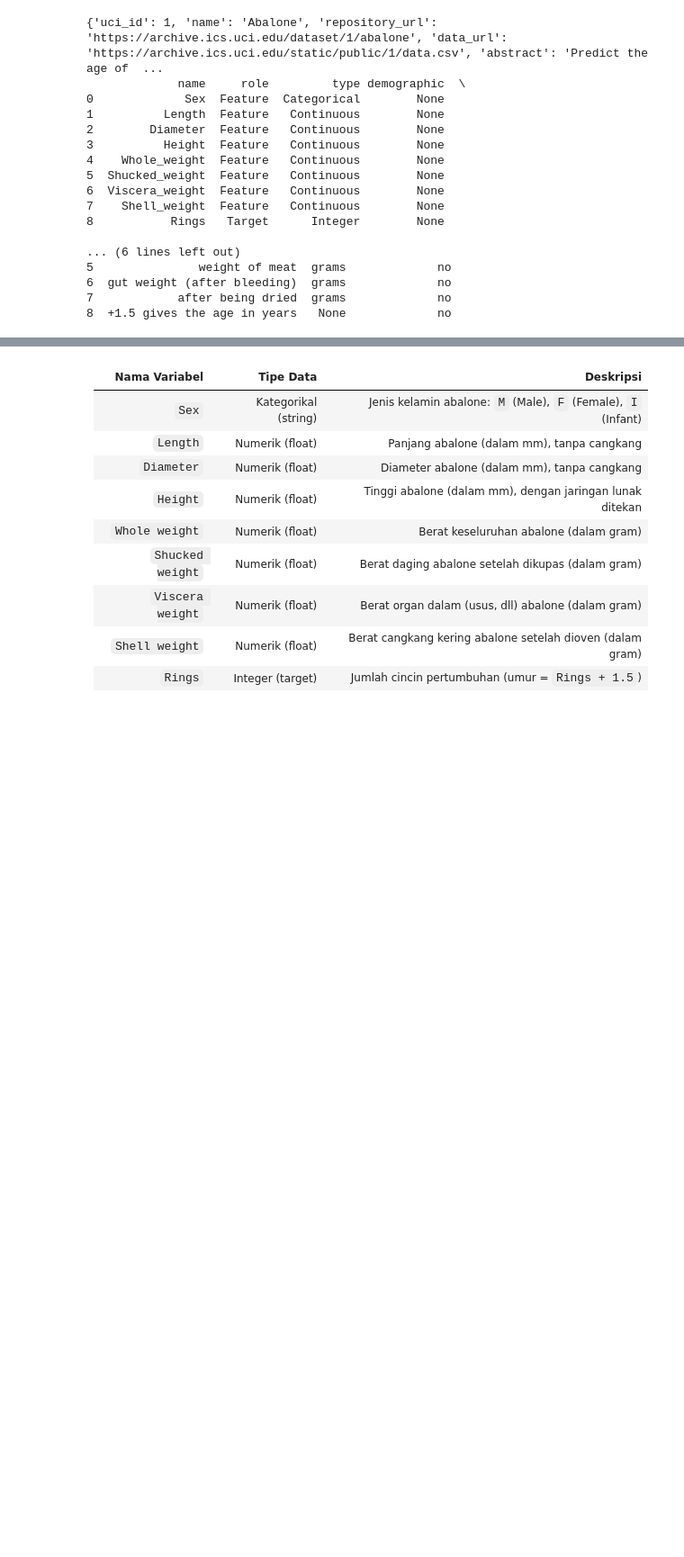
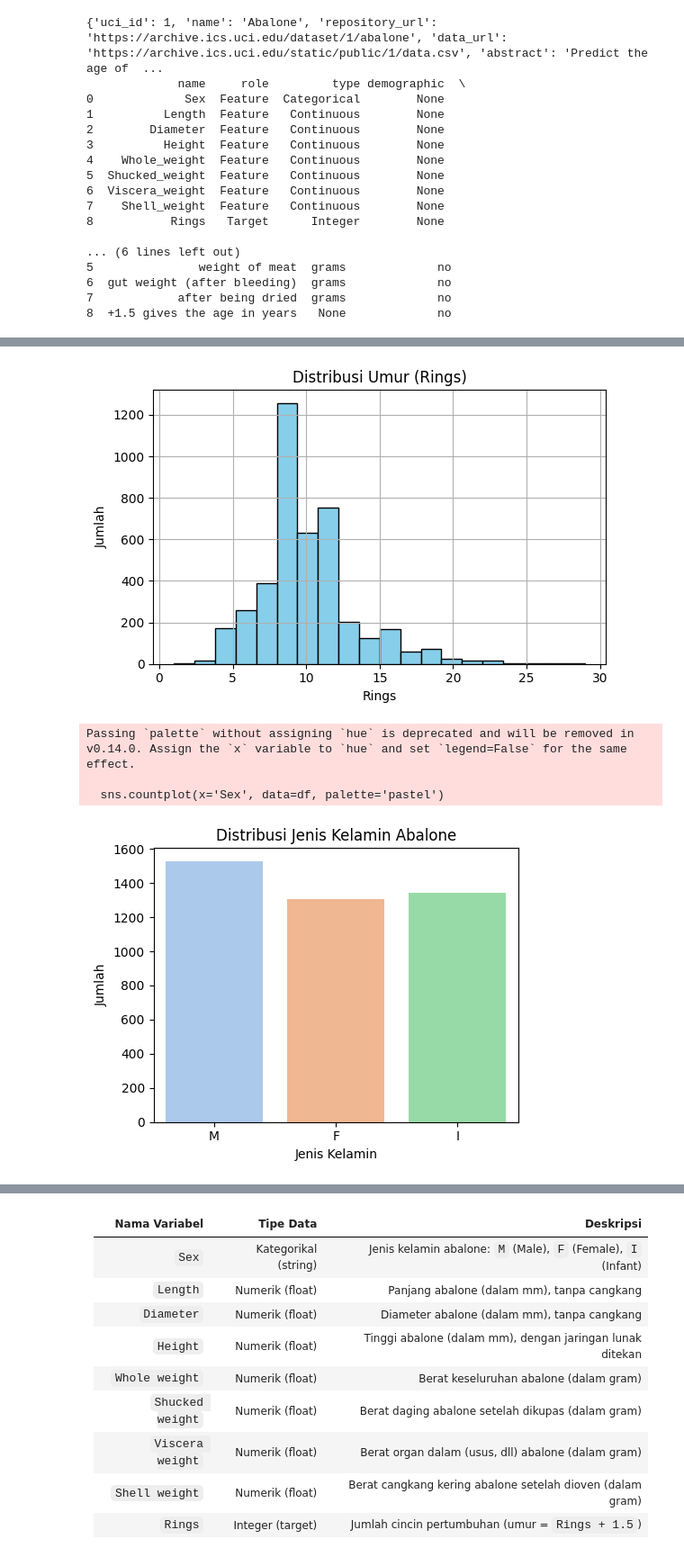
Before and after one commit to ilham08-GH/pendata, a Jupyter notebook: _sources/Pra-UAS.ipynb, the cells around one changed output, grey strips where cells are left out. Shown: that part at 90% size. Drawn from its saved outputs; the diff is of its cells as text; code cells hidden in the pictures; blank space fills up the shorter version.

```diff
--- a/_sources/Pra-UAS.ipynb
+++ b/_sources/Pra-UAS.ipynb
@@ -89,0 +207,65 @@ print(abalone.variables)
+# %%
+from ucimlrepo import fetch_ucirepo
+import pandas as pd
+import matplotlib.pyplot as plt
+import seaborn as sns
+from tabulate import tabulate
+
+# Ambil dataset
+abalone = fetch_ucirepo(id=1)
+X = abalone.data.features
+y = abalone.data.targets
+
+# Gabungkan ke satu DataFrame
+df = X.copy()
+df['Rings'] = y
+
+# 1. Ukuran dataset
+print("Jumlah baris:", df.shape[0])
+print("Jumlah kolom:", df.shape[1])
+
+# 2. Info tipe data
+print("\n--- Informasi Tipe Data ---")
+print(tabulate(pd.DataFrame({
+    "Kolom": df.columns,
+    "Tipe": df.dtypes.astype(str),
+    "Missing": df.isnull().sum().values
+}), headers='keys', tablefmt='grid'))
+
+# 3. Statistik deskriptif
+print("\n--- Statistik Deskriptif ---")
+print(tabulate(df.describe().reset_index(), headers='keys', tablefmt='grid'))
+
+# 4. Distribusi kategori 'Sex'
+print("\n--- Distribusi Jenis Kelamin ---")
+print(tabulate(df['Sex'].value_counts().reset_index()
+               .rename(columns={"index": "Jenis Kelamin", "Sex": "Jumlah"}),
+               headers='keys', tablefmt='grid'))
+
+# 5. Visualisasi Histogram Rings
+plt.figure(figsize=(6, 4))
+plt.hist(df['Rings'], bins=20, color='skyblue', edgecolor='black')
+plt.title("Distribusi Umur (Rings)")
+plt.xlabel("Rings")
+plt.ylabel("Jumlah")
+plt.grid(True)
+plt.tight_layout()
+plt.show()
+
+# 6. Visualisasi Barplot Sex
+plt.figure(figsize=(5, 4))
+sns.countplot(x='Sex', data=df, palette='pastel')
+plt.title("Distribusi Jenis Kelamin Abalone")
+plt.xlabel("Jenis Kelamin")
+plt.ylabel("Jumlah")
+plt.tight_layout()
+plt.show()
+
+# 7. Heatmap Korelasi
+plt.figure(figsize=(10, 8))
+# Drop the 'Sex' column before calculating correlation
+sns.heatmap(df.drop('Sex', axis=1).corr(), annot=True, cmap='coolwarm', fmt='.2f')
+plt.title("Korelasi antar Fitur Numerik")
+plt.tight_layout()
+plt.show()
+# %% [output]
@@ -89,0 +289,5 @@ print(abalone.variables)
+[figure, added]
+Passing `palette` without assigning `hue` is deprecated and will be removed in v0.14.0. Assign the `x` variable to `hue` and set `legend=False` for the same effect.
+
+  sns.countplot(x='Sex', data=df, palette='pastel')
+[figure, added]
```
Also changed, not shown: parts of 25 cells of this notebook, 22 other files.
